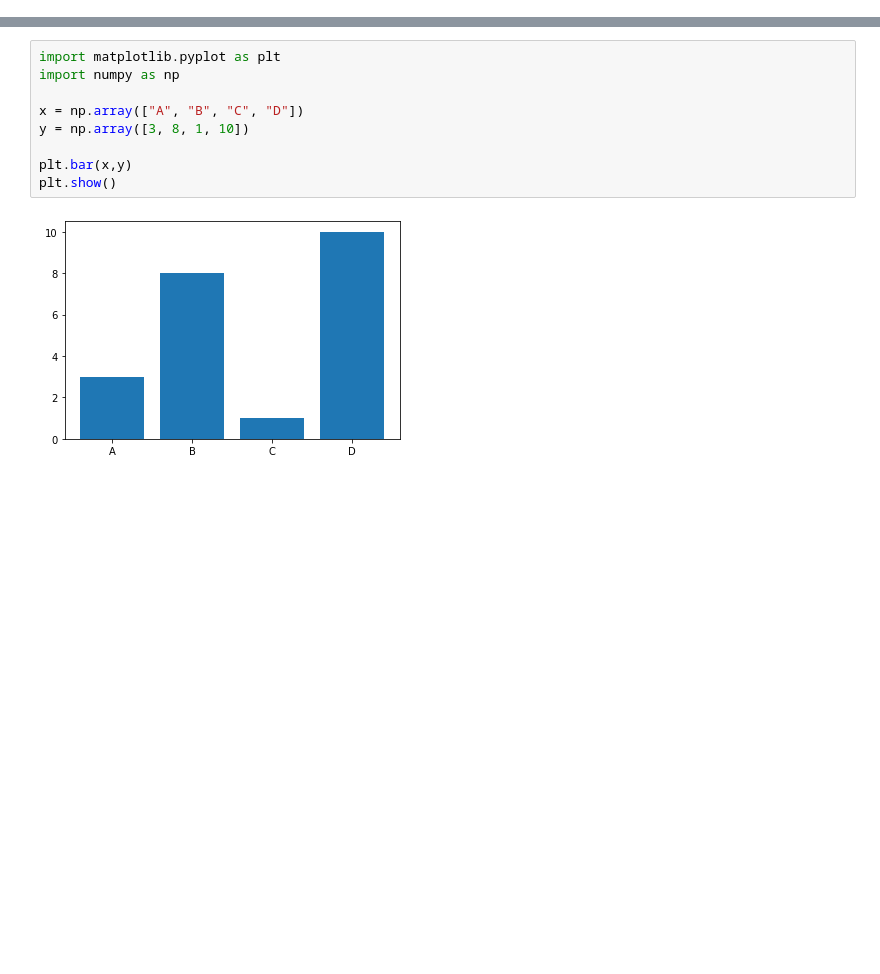
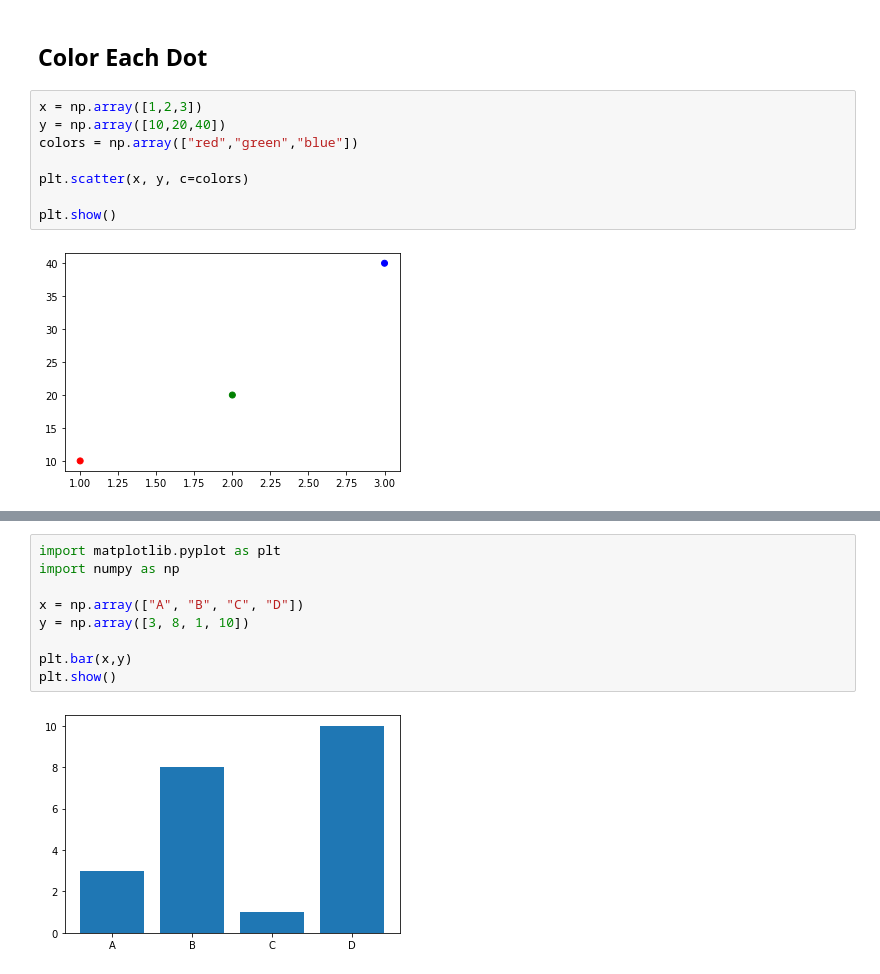
Before and after one commit to coderanandmaurya/Matplotlib, a Jupyter notebook: Graph,_chart.ipynb, the cells around one changed output, grey strips where cells are left out. Drawn from its saved outputs; the diff is of its cells as text; blank space fills up the shorter version.

```diff
--- a/Graph,_chart.ipynb
+++ b/Graph,_chart.ipynb
@@ -4,0 +46,12 @@
+# %% [markdown]
+## **Color Each Dot**
+# %%
+x = np.array([1,2,3])
+y = np.array([10,20,40])
+colors = np.array(["red","green","blue"])
+
+plt.scatter(x, y, c=colors)
+
+plt.show()
+# %% [output]
+[figure, added]
```
Also changed, not shown: parts of 21 cells of this notebook.
